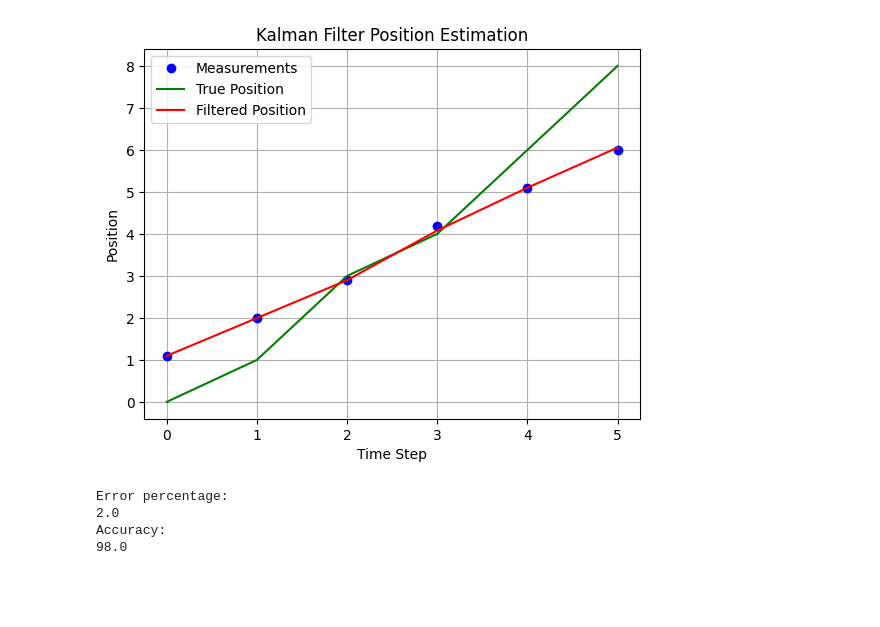
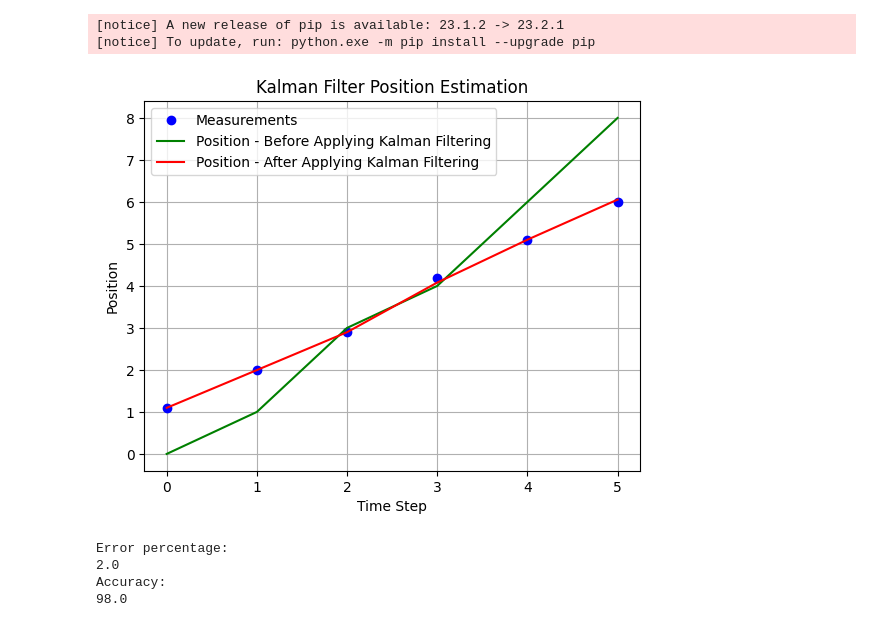
Before and after one commit to NextThread/internship-iut, a Jupyter notebook: tu-intern-main/baseline-from-host-data.ipynb, the cells around one changed output. Cells and saved outputs as stored; diff of their text form; code cells hidden in the pictures; blank space fills up the shorter version.

```diff
--- a/tu-intern-main/baseline-from-host-data.ipynb
+++ b/tu-intern-main/baseline-from-host-data.ipynb
@@ -200,8 +295,8 @@ for z in measurements:
 
 # Plot the Kalman filter graph
 plt.plot(range(len(measurements)), measurements, 'bo', label='Measurements')
-plt.plot(range(len(true_position)), true_position, 'g-', label='True Position')
-plt.plot(range(len(filtered_positions)), filtered_positions, 'r-', label='Filtered Position')
+plt.plot(range(len(true_position)), true_position, 'g-', label='Position - Before Applying Kalman Filtering')
+plt.plot(range(len(filtered_positions)), filtered_positions, 'r-', label='Position - After Applying Kalman Filtering')
 plt.legend()
 plt.xlabel('Time Step')
 plt.ylabel('Position')
@@ -229,4 +320,6 @@ Successfully installed filterpy-1.4.5 scipy-1.11.1
+[notice] A new release of pip is available: 23.1.2 -> 23.2.1
+[notice] To update, run: python.exe -m pip install --upgrade pip
-[figure, old version]
+[figure, new version]
 # %%
 df_all['error'] = calc_haversine(df_all.latDeg_truth,
                                  df_all.lngDeg_truth,
```
Also changed, not shown: parts of 7 cells of this notebook, 2 other files.
